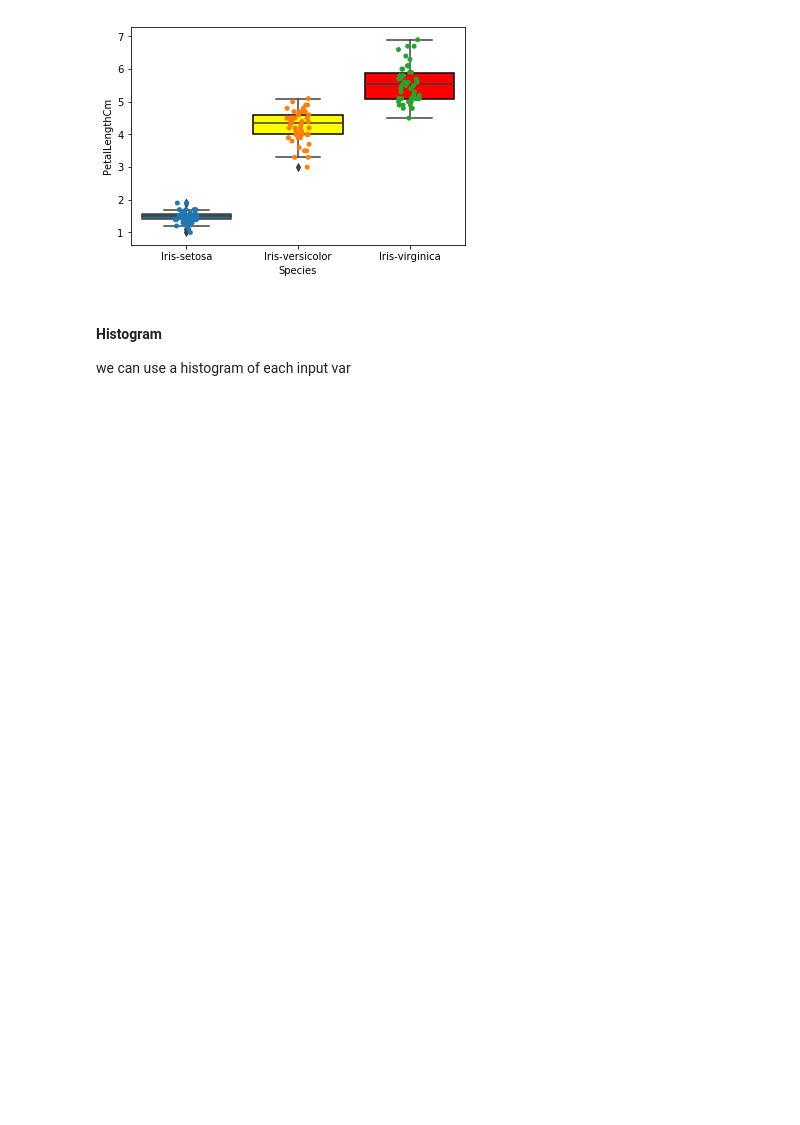
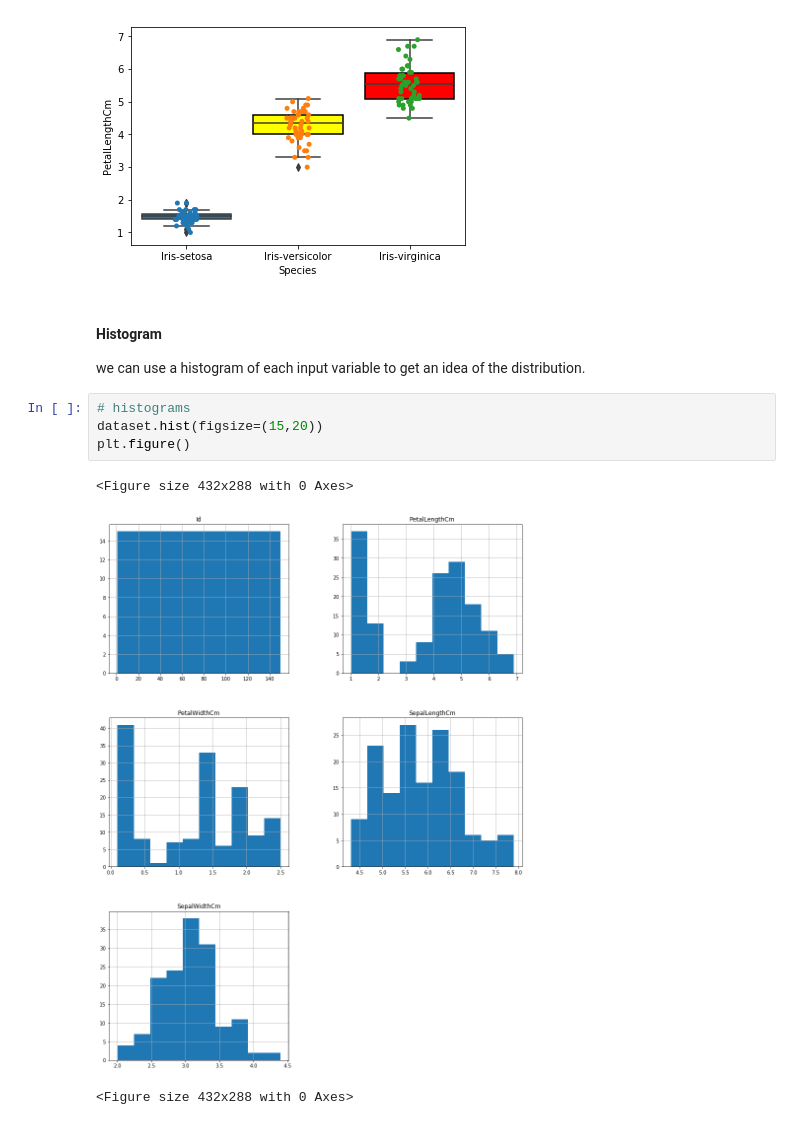
Before and after one commit to muokicaleb/Data_Science_Projects, a Jupyter notebook: 20_ML_Algorithms_for_Iris_Dataset/20_ml_algorithms.ipynb, the cells around one changed output. Drawn from its saved outputs; the diff is of its cells as text; blank space fills up the shorter version.

```diff
--- a/20_ML_Algorithms_for_Iris_Dataset/20_ml_algorithms.ipynb
+++ b/20_ML_Algorithms_for_Iris_Dataset/20_ml_algorithms.ipynb
@@ -143,4 +143,12 @@ plt.show()
 [figure]
 # %% [markdown]
 <h4>Histogram</h4>
-we can use a histogram of each input var
+we can use a histogram of each input variable to get an idea of the distribution.
+# %%
+# histograms
+dataset.hist(figsize=(15,20))
+plt.figure()
+# %% [output]
+<Figure size 432x288 with 0 Axes>
+[figure, added]
+<Figure size 432x288 with 0 Axes>
```
